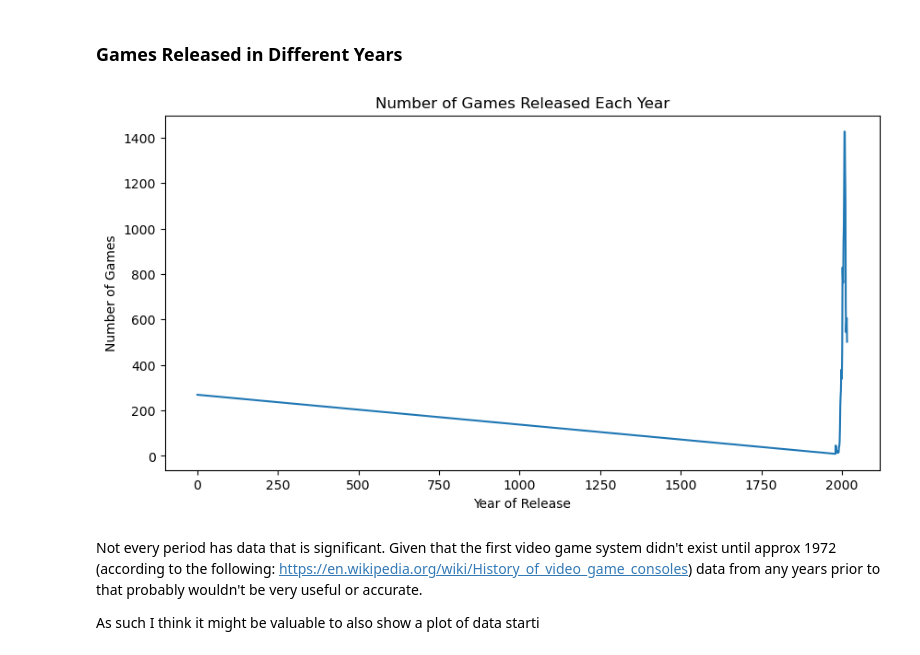
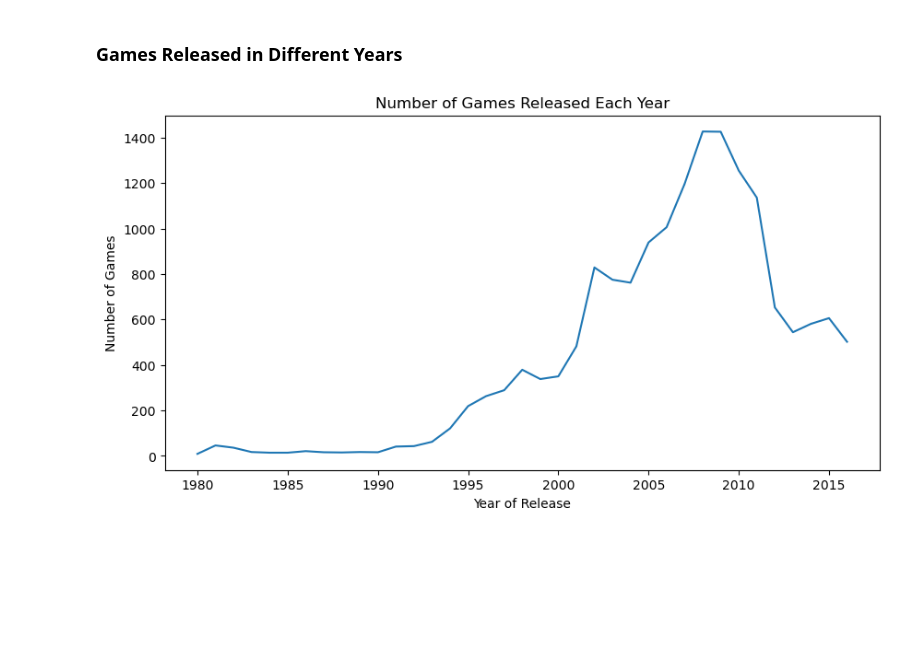
Before and after one commit to xevihaqeel/GameData, a Jupyter notebook: VideoGameDataAnalysis.ipynb, the cells around one changed output. Saved outputs shown, nothing was run; the diff lists cells and outputs as text; code cells hidden in the pictures; blank space fills up the shorter version.

Commit message:
Update Video Game Analysis Notebook

```diff
--- a/VideoGameDataAnalysis.ipynb
+++ b/VideoGameDataAnalysis.ipynb
@@ -63,6 +63,3 @@ games.sample()
 # %%
-#converting release year to integer type
-games['year_of_release'] = games['year_of_release'].fillna(0).astype(int)
-
-#converting the critic scores to integer type
-games['critic_score'] = games['critic_score'].fillna(0).astype(int)
+#dropping missing values from teh year of release column
+games['year_of_release'].fillna(0)
@@ -68,0 +79,5 @@ games['critic_score'] = games['critic_score'].fillna(0).astype(int)
+# %%
+#converting year of release into ints
+games['year_of_release'] = games['year_of_release'].astype(int)
+#converting the critic scores to integer type
+games['critic_score'] = games['critic_score'].fillna(0).astype(int)
@@ -99,16 +119,12 @@ games.head(10)
 # %% [markdown]
 ### Games Released in Different Years
 # %%
-games_per_year = games['year_of_release'].value_counts().sort_index()
+games_per_year = games[games['year_of_release'] >= 1970]['year_of_release'].value_counts().sort_index()
 plt.figure(figsize=(10,5))
 plt.plot(games_per_year.index, games_per_year.values)
 plt.title('Number of Games Released Each Year')
 plt.xlabel('Year of Release')
 plt.ylabel('Number of Games')
 plt.show()
 # %% [output]
-[figure, old version]
+[figure, new version]
-# %% [markdown]
-Not every period has data that is significant. Given that the first video game system didn't exist until approx 1972 (according to the following: https://en.wikipedia.org/wiki/History_of_video_game_consoles) data from any years prior to that probably wouldn't be very useful or accurate.
-
-As such I think it might be valuable to also show a plot of data starti
```
Also changed, not shown: parts of 22 cells of this notebook.
